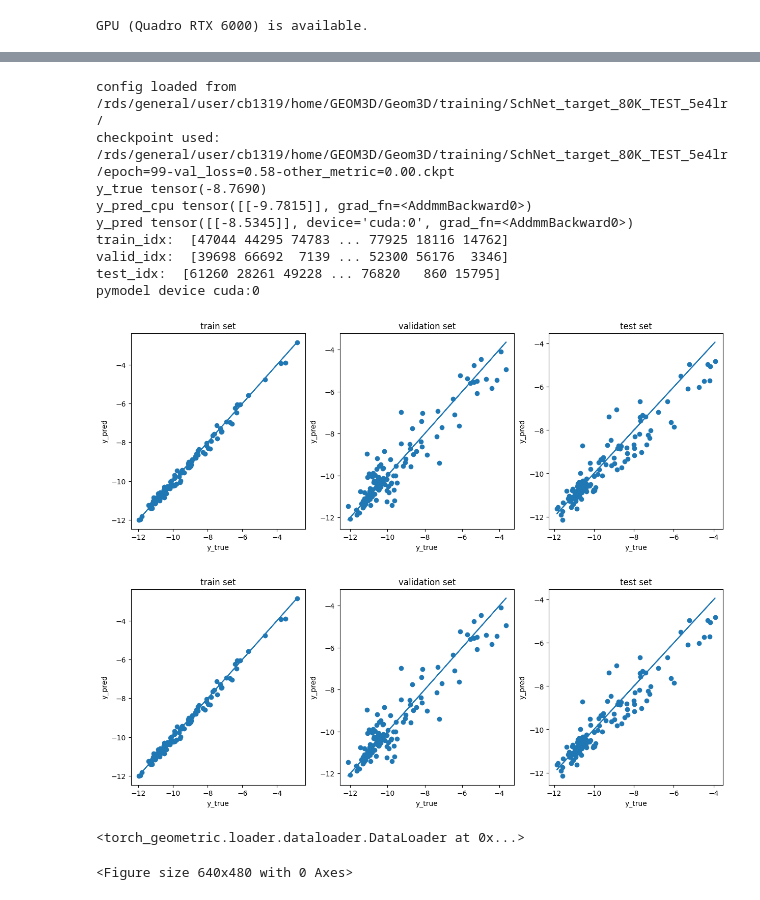
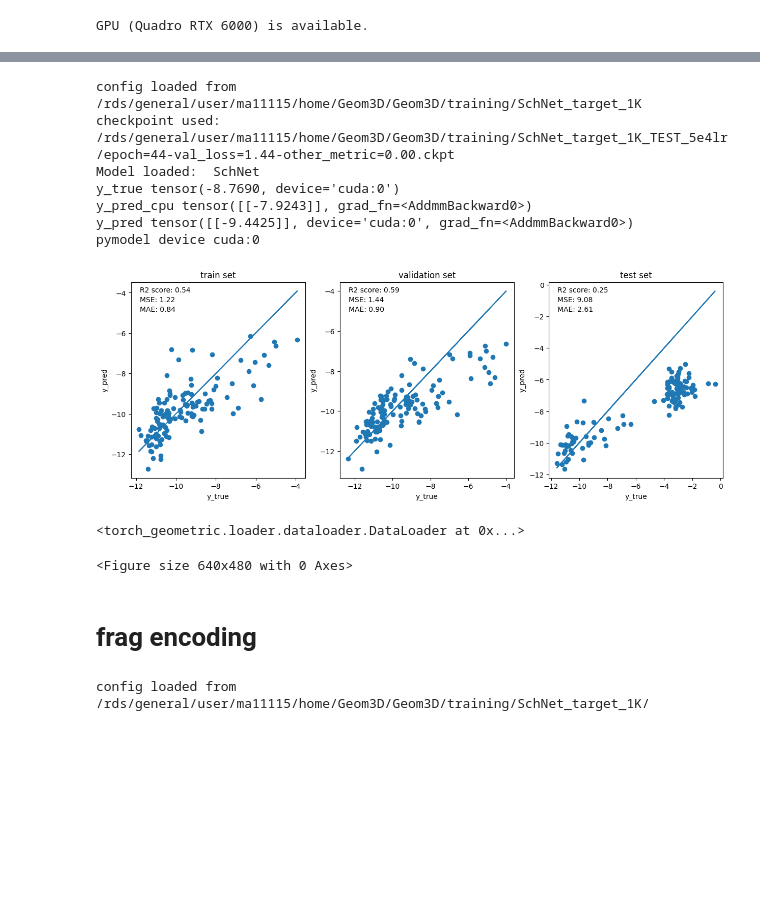
Before and after one commit to C-Bone-UCL/Geom3D, a Jupyter notebook: notebook/test_models.ipynb, the cells around one changed output, grey strips where cells are left out. Drawn from its saved outputs; the diff is of its cells as text; code cells hidden in the pictures; blank space fills up the shorter version.

Commit message:
updated the code
introduced a way to run multiple training in parallel on the HPC
redefining the dataset targets and running training specific to different target property

```diff
--- a/notebook/test_models.ipynb
+++ b/notebook/test_models.ipynb
@@ -105,25 +223,39 @@ Run history:
 # %%
 import importlib
 from geom3d.inference_tests import inference_test_SchNet
 
-config_dir = "/rds/general/user/cb1319/home/GEOM3D/Geom3D/training/SchNet_target_80K_TEST_5e4lr/"
-chkpt_path = "/rds/general/user/cb1319/home/GEOM3D/Geom3D/training/SchNet_target_80K_TEST_5e4lr/epoch=99-val_loss=0.58-other_metric=0.00.ckpt"
+
+config_dir = "/rds/general/user/ma11115/home/Geom3D/Geom3D/training/SchNet_target_1K"
+chkpt_path = "/rds/general/user/ma11115/home/Geom3D/Geom3D/training/SchNet_target_1K_TEST_5e4lr/epoch=44-val_loss=1.44-other_metric=0.00.ckpt"
 
 importlib.reload(inference_test_SchNet)
 inference_test_SchNet.plot_training_results(chkpt_path, config_dir)
 
 #issue related to the fact that the model is not saved in the checkpoint? or why is there no model.pth, graph_pred_linear.pth?
 # %% [output]
-config loaded from /rds/general/user/cb1319/home/GEOM3D/Geom3D/training/SchNet_target_80K_TEST_5e4lr/
-checkpoint used: /rds/general/user/cb1319/home/GEOM3D/Geom3D/training/SchNet_target_80K_TEST_5e4lr/epoch=99-val_loss=0.58-other_metric=0.00.ckpt
-y_true tensor(-8.7690)
-y_pred_cpu tensor([[-9.7815]], grad_fn=<AddmmBackward0>)
-y_pred tensor([[-8.5345]], device='cuda:0', grad_fn=<AddmmBackward0>)
-train_idx:  [47044 44295 74783 ... 77925 18116 14762]
-valid_idx:  [39698 66692  7139 ... 52300 56176  3346]
-test_idx:  [61260 28261 49228 ... 76820   860 15795]
+config loaded from /rds/general/user/ma11115/home/Geom3D/Geom3D/training/SchNet_target_1K
+checkpoint used: /rds/general/user/ma11115/home/Geom3D/Geom3D/training/SchNet_target_1K_TEST_5e4lr/epoch=44-val_loss=1.44-other_metric=0.00.ckpt
+Model loaded:  SchNet
+y_true tensor(-8.7690, device='cuda:0')
+y_pred_cpu tensor([[-7.9243]], grad_fn=<AddmmBackward0>)
+y_pred tensor([[-9.4425]], device='cuda:0', grad_fn=<AddmmBackward0>)
 pymodel device cuda:0
-[figure, old version]
+[figure, new version]
-[figure, removed]
 <torch_geometric.loader.dataloader.DataLoader at 0x...>
 <Figure size 640x480 with 0 Axes>
+# %% [markdown]
+# frag encoding
+# %%
+import os
+os.chdir('/rds/general/user/ma11115/home/Geom3D/Geom3D/')
+from geom3d.utils.config_utils import save_config, read_config
+chkpt_path = "/rds/general/user/ma11115/home/Geom3D/Geom3D/training/SchNet_target_1K_TEST_5e4lr/epoch=44-val_loss=1.44-other_metric=0.00.ckpt"
+config_dir = os.getcwd()+"/training/SchNet_target_1K/"
+config = read_config(config_dir)
+config["model_embedding_chkpt"] = chkpt_path
+config["model_transformer_chkpt"] = ""
+config['dataset_path_frag'] = "/rds/general/user/ma11115/home/Geom3D/Geom3D/training/SchNet_target_1K_TEST_5e4lr_frag_transf_6/dataset_frag.pt"
+
+save_config(config, config_dir)
+# %% [output]
+config loaded from /rds/general/user/ma11115/home/Geom3D/Geom3D/training/SchNet_target_1K/
```
Also changed, not shown: parts of 11 cells of this notebook, 9 other files.
